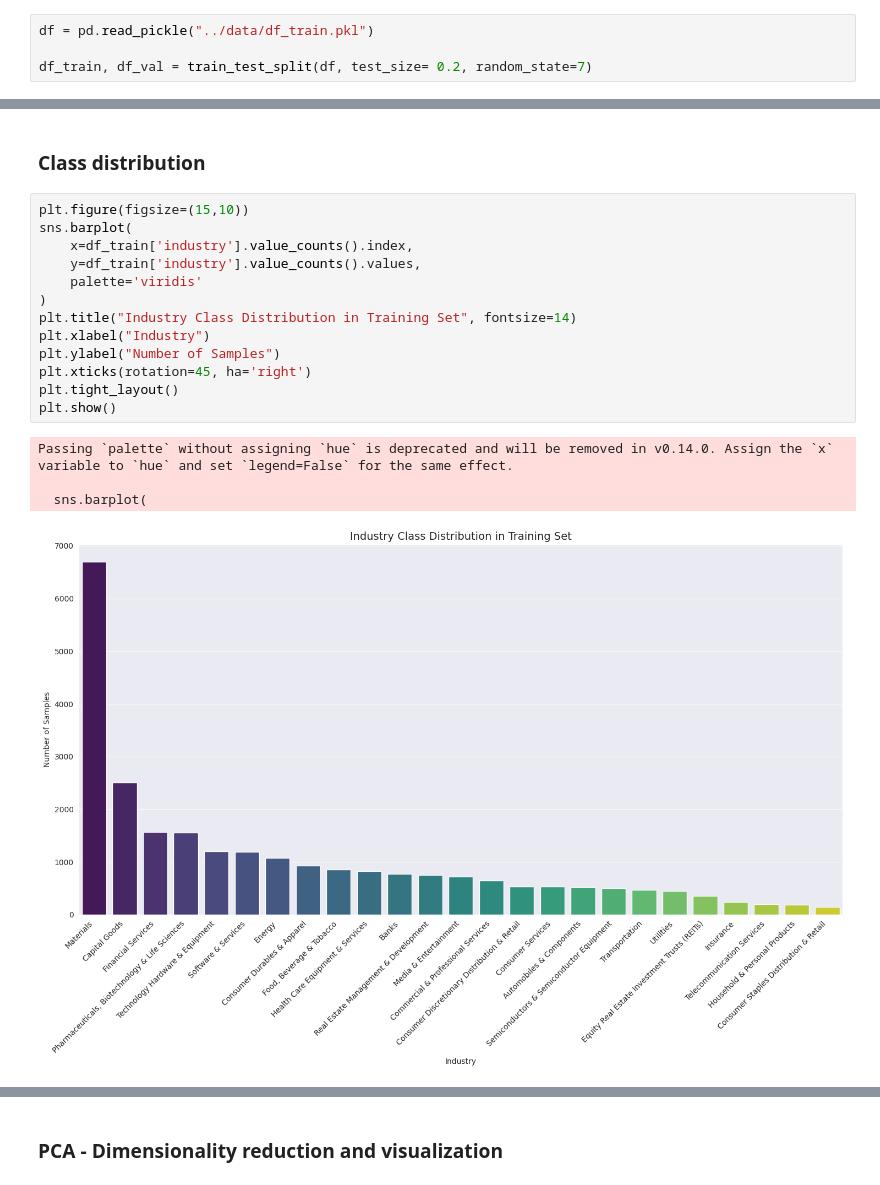
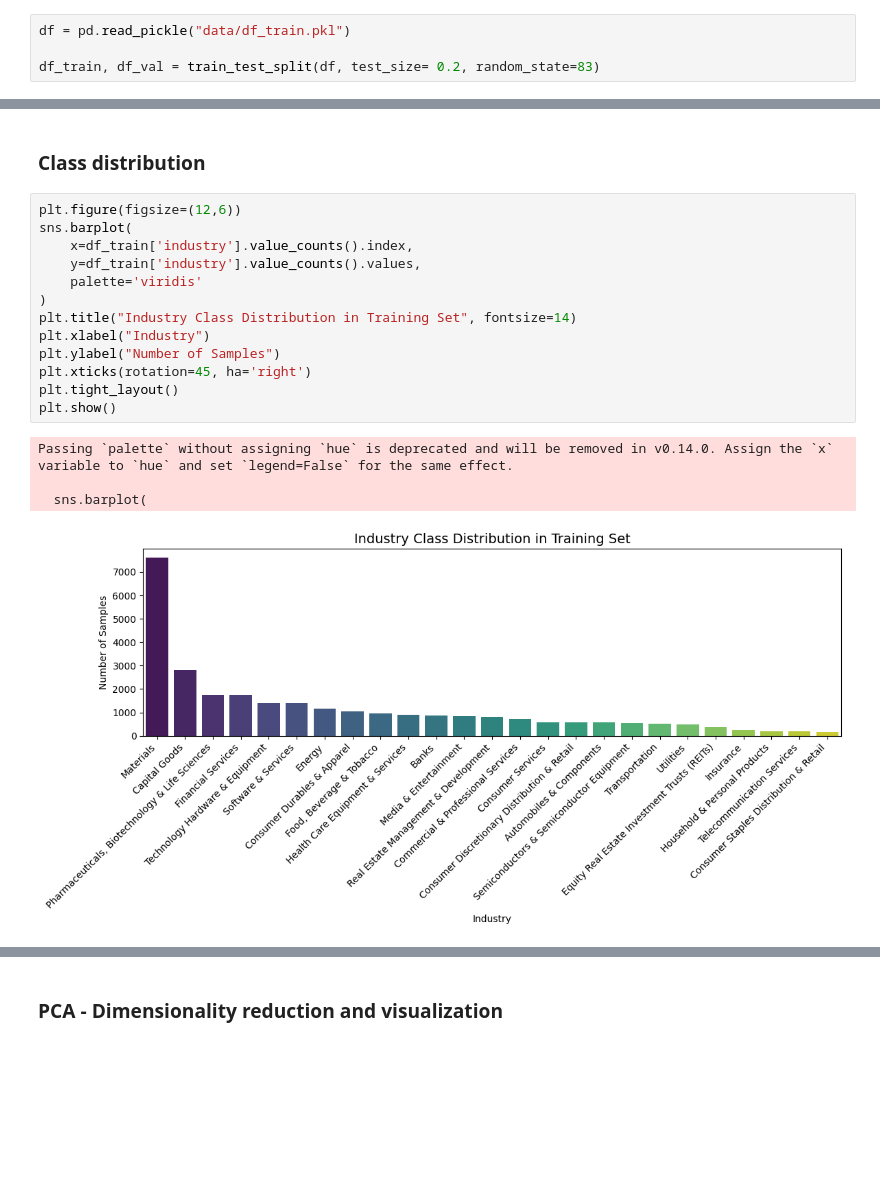
Before and after one commit to AnabelNigsch/FoDS_Practicals, a Jupyter notebook: Notebooks/code_skeleton_industry_classification.ipynb, the cells around one changed output, grey strips where cells are left out. Saved outputs shown, nothing was run; the diff lists cells and outputs as text; blank space fills up the shorter version.

```diff
--- a/Notebooks/code_skeleton_industry_classification.ipynb
+++ b/Notebooks/code_skeleton_industry_classification.ipynb
@@ -40,9 +17,9 @@ import textwrap
 # %% [markdown]
 # Loading Data
 # %%
-df = pd.read_pickle("../data/df_train.pkl")
+df = pd.read_pickle("data/df_train.pkl")
 
-df_train, df_val = train_test_split(df, test_size= 0.2, random_state=7)
+df_train, df_val = train_test_split(df, test_size= 0.2, random_state=83)
 # %%
 X_train = df_train.business_description_embedding.apply(ast.literal_eval).tolist()
 X_train = np.array(X_train)
@@ -120,23 +89,23 @@ Important: Ensure that your plots have proper axis descriptions and titles. Styl
 # %% [markdown]
 ### Class distribution
 # %%
-plt.figure(figsize=(15,10))
+plt.figure(figsize=(12,6))
 sns.barplot(
     x=df_train['industry'].value_counts().index,
     y=df_train['industry'].value_counts().values,
     palette='viridis'
 )
 plt.title("Industry Class Distribution in Training Set", fontsize=14)
 plt.xlabel("Industry")
 plt.ylabel("Number of Samples")
 plt.xticks(rotation=45, ha='right')
 plt.tight_layout()
 plt.show()
 # %% [output]
 Passing `palette` without assigning `hue` is deprecated and will be removed in v0.14.0. Assign the `x` variable to `hue` and set `legend=False` for the same effect.
 
   sns.barplot(
-[figure, old version]
+[figure, new version]
 # %%
 print("Class Distribution with Percentages:\n")
 print(
```
Also changed, not shown: parts of 102 cells of this notebook, 2 other files.
